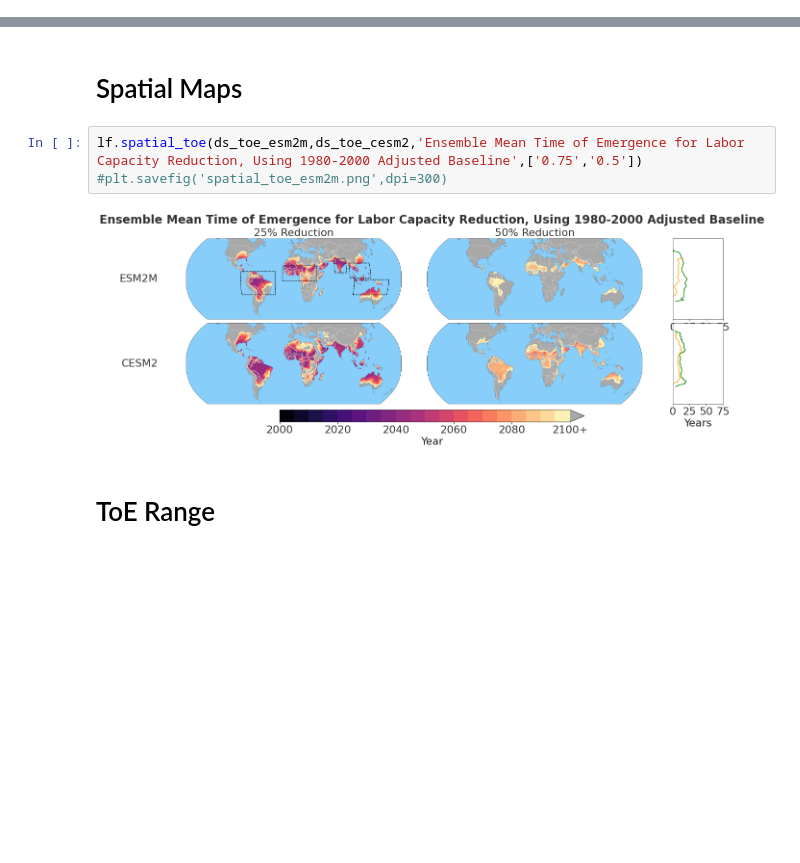
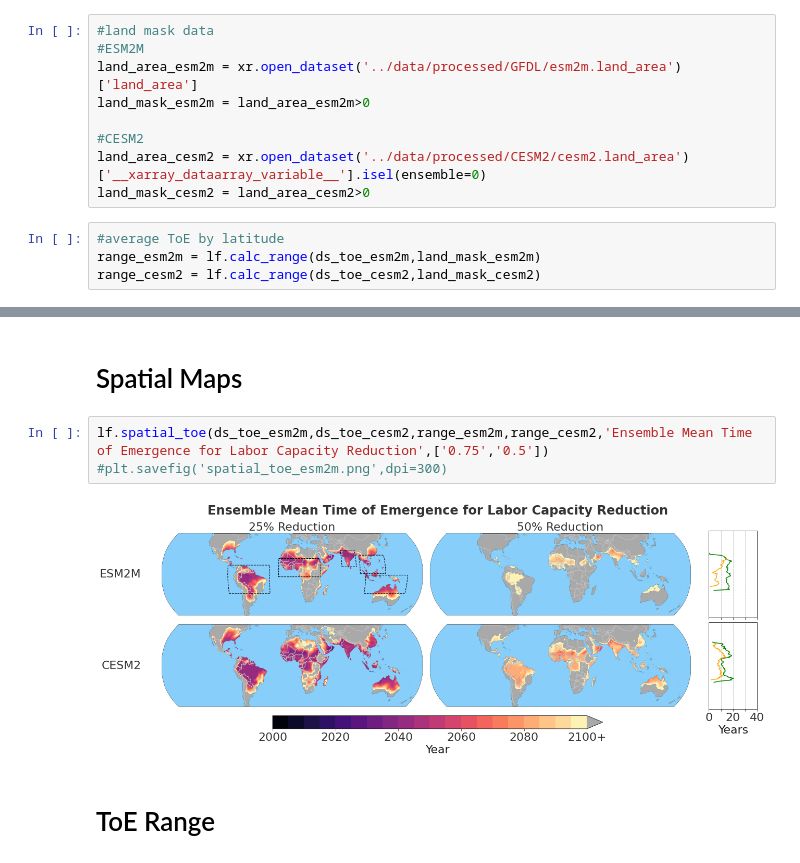
Before and after one commit to KYan19/pei, a Jupyter notebook: notebooks/10.1_Hottest_ToE.ipynb, the cells around one changed output, grey strips where cells are left out. Saved outputs shown, nothing was run; the diff lists cells and outputs as text; blank space fills up the shorter version.

Commit message:
Working on ToE range plot

```diff
--- a/notebooks/10.1_Hottest_ToE.ipynb
+++ b/notebooks/10.1_Hottest_ToE.ipynb
@@ -19,5 +20,18 @@ plt.style.use('/home/aos/kyan/.config/matplotlib/esm2m.mplstyle')
 ds_toe_esm2m = xr.open_dataset('../data/processed/GFDL/hottestmonth_toes.nc')
 ds_toe_cesm2 = xr.open_dataset('../data/processed/CESM2/hottestmonth_toes.nc')
+# %%
+#land mask data
+#ESM2M
+land_area_esm2m = xr.open_dataset('../data/processed/GFDL/esm2m.land_area')['land_area']
+land_mask_esm2m = land_area_esm2m>0
+
+#CESM2
+land_area_cesm2 = xr.open_dataset('../data/processed/CESM2/cesm2.land_area')['__xarray_dataarray_variable__'].isel(ensemble=0)
+land_mask_cesm2 = land_area_cesm2>0
+# %%
+#average ToE by latitude
+range_esm2m = lf.calc_range(ds_toe_esm2m,land_mask_esm2m)
+range_cesm2 = lf.calc_range(ds_toe_cesm2,land_mask_cesm2)
 # %% [markdown]
 # Load Data
 # %%
@@ -48,10 +85,10 @@ ds_toe_cesm2 = lf.toe_summer(ds_cesm2,ds_base_cesm2,labor_thres)
 # %% [markdown]
 # Spatial Maps
 # %%
-lf.spatial_toe(ds_toe_esm2m,ds_toe_cesm2,'Ensemble Mean Time of Emergence for Labor Capacity Reduction, Using 1980-2000 Adjusted Baseline',['0.75','0.5'])
+lf.spatial_toe(ds_toe_esm2m,ds_toe_cesm2,range_esm2m,range_cesm2,'Ensemble Mean Time of Emergence for Labor Capacity Reduction',['0.75','0.5'])
 #plt.savefig('spatial_toe_esm2m.png',dpi=300)
 # %% [output]
-[figure, old version]
+[figure, new version]
 # %% [markdown]
 # ToE Range
 # %%
```
Also changed, not shown: parts of 3 cells of this notebook, 2 other files.
